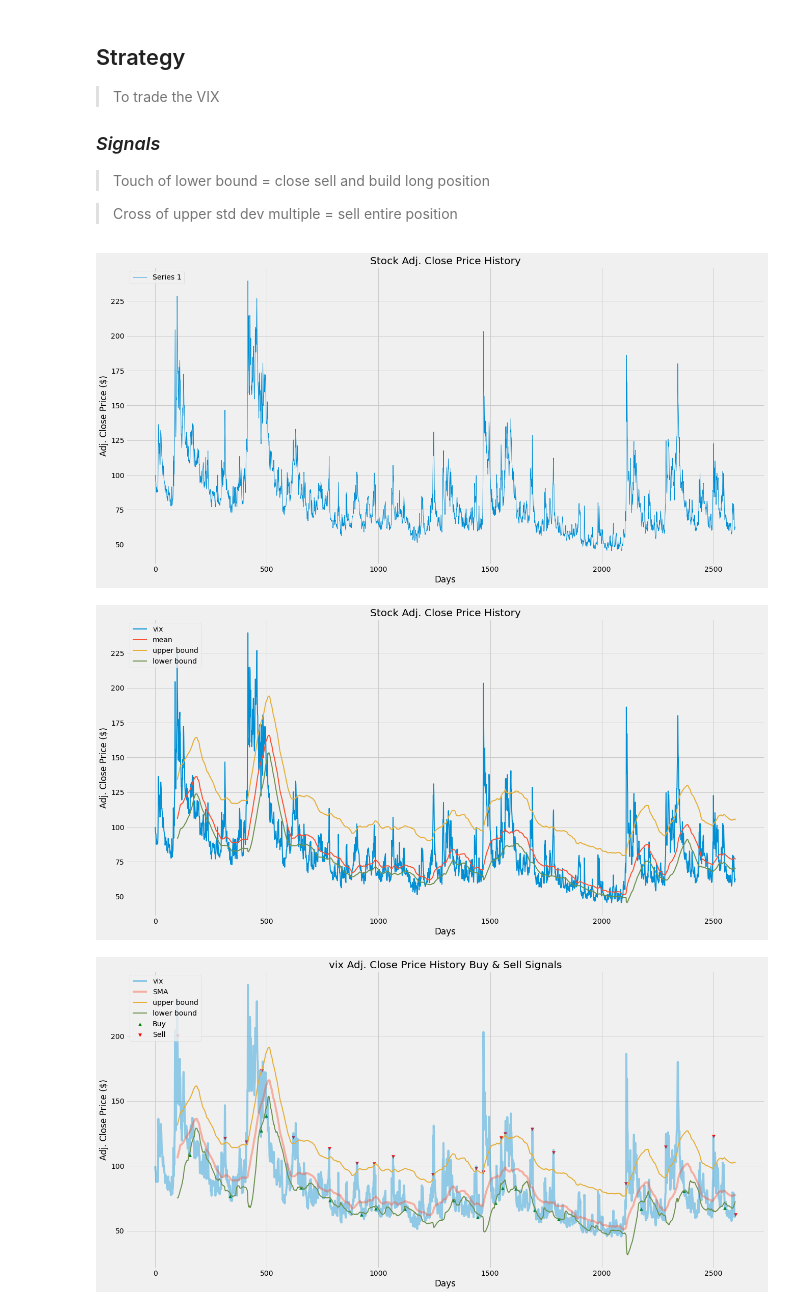
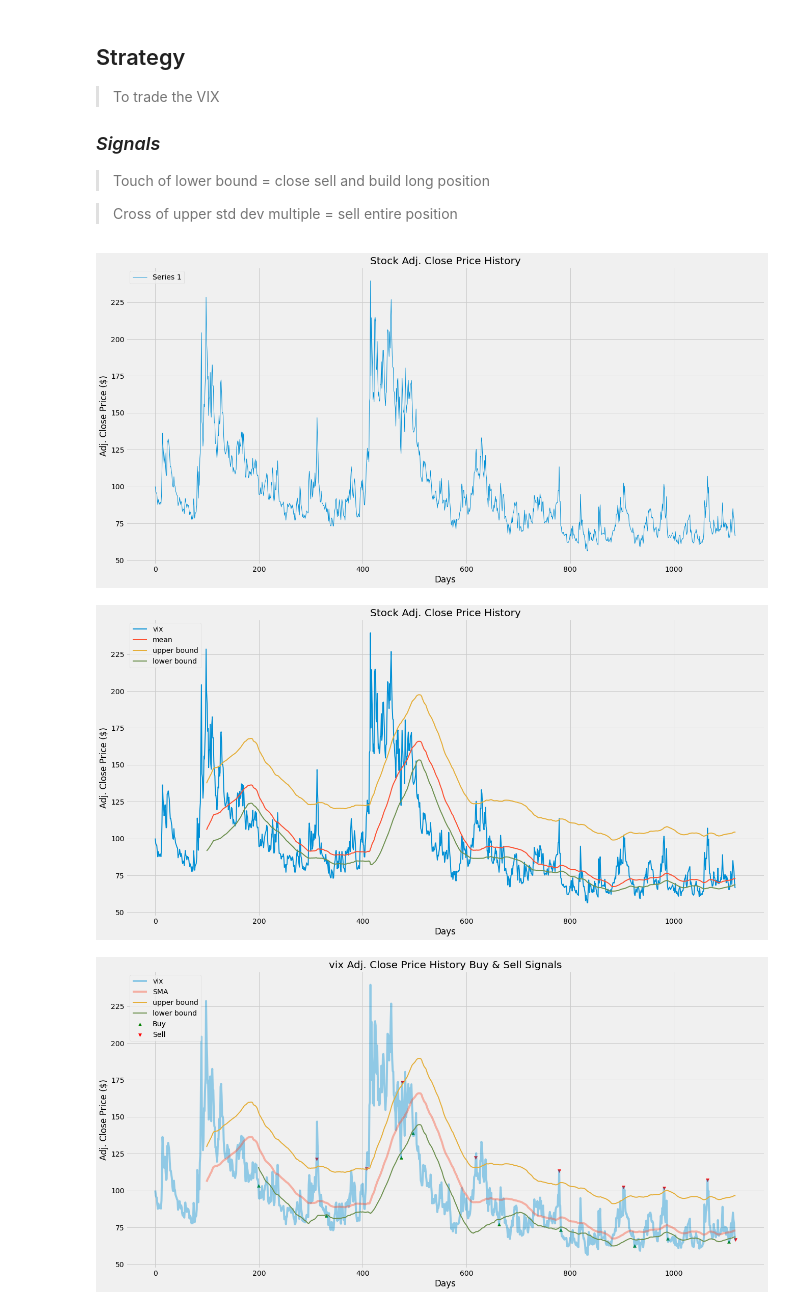
Before and after one commit to oscarwoodi/BHProj2Team1, a Jupyter notebook: VIX.ipynb, the cells around one changed output. Saved outputs shown, nothing was run; the diff lists cells and outputs as text; code cells hidden in the pictures.

```diff
--- a/VIX.ipynb
+++ b/VIX.ipynb
@@ -24,7 +24,7 @@ df = pd.read_excel('Time Series Data.xlsx', index_col = 'Day')
 df.head()
 
 # identifying the VIX
-vix = df['Series 28'].iloc[0:2600]
+vix = df['Series 28'].iloc[0:1120]
 # %%
 #Visualise the data
 plt.figure(figsize=(20, 10))
@@ -35,7 +35,7 @@ plt.ylabel('Adj. Close Price ($)')
 plt.legend(df, loc='upper left')
 plt.show()
 # %% [output]
-[figure, old version]
+[figure, new version]
 # %%
 #Visualise the moving average and upper and lower bounds
 
@@ -59,7 +59,7 @@ plt.ylabel('Adj. Close Price ($)')
 plt.legend(loc='upper left')
 plt.show()
 # %% [output]
-[figure, old version]
+[figure, new version]
 # %%
 # vix strategy
 
@@ -79,7 +79,7 @@ def vixen(data, window_mean, window_std, upper_bound, lower_bound):
     sigPriceSell = []
 
     #flag = 1: long position, flag = 0: short position, flag = -1: no position
-    flag = -1
+    flag = 0
 
     for i in range(len(data)):
         # closing trade at end of session
@@ -119,37 +119,37 @@ buy_sell_data = vixen(vix, window_mean, window_std, upper_bound, lower_bound)
 # %%
 # testing basic strategy
 # To test, change window and the series used
 
 # =========================================
 # variables
-window_mean = 50
-window_std = 50
-upper_bound = 0.9   # number of stdv from mean
-lower_bound = 0.8     # number of stdv below mean
+window_mean = 20
+window_std = 200
+upper_bound = 0.75   # number of stdv from mean
+lower_bound = 0.5     # number of stdv below mean
 # =========================================
 
 #Store the buy and sell data into a variable
 buy_sell_data = vixen(vix, window_mean, window_std, upper_bound, lower_bound)
 
 # visualise test
 plt.figure(figsize=(20, 10))
 # adding price data
 plt.plot(vix, label='vix', alpha=0.4)
 plt.plot(vix.rolling(window=window).mean(), label='SMA', alpha=0.4)
 plt.plot(vix.rolling(window=window).mean() + upper_bound*vix.std()\
          , linewidth=2, label='upper bound')
 plt.plot(vix.rolling(window=window).mean() - lower_bound*vix.rolling(window=window_std).std()\
          , linewidth=2, label='lower bound')
 # adding indicators
 plt.scatter(vix.index, buy_sell_data[0], label='Buy', marker='^', color='green')
 plt.scatter(vix.index, buy_sell_data[1], label='Sell', marker='v', color='red')
 plt.title('vix Adj. Close Price History Buy & Sell Signals')
 plt.xlabel('Days')
 plt.ylabel('Adj. Close Price ($)')
 plt.legend(loc='upper left')
 plt.show()
 # %% [output]
-[figure, old version]
+[figure, new version]
 # %%
 #Calculating returns
 
```
Also changed, not shown: parts of 4 cells of this notebook, 1 other file.
